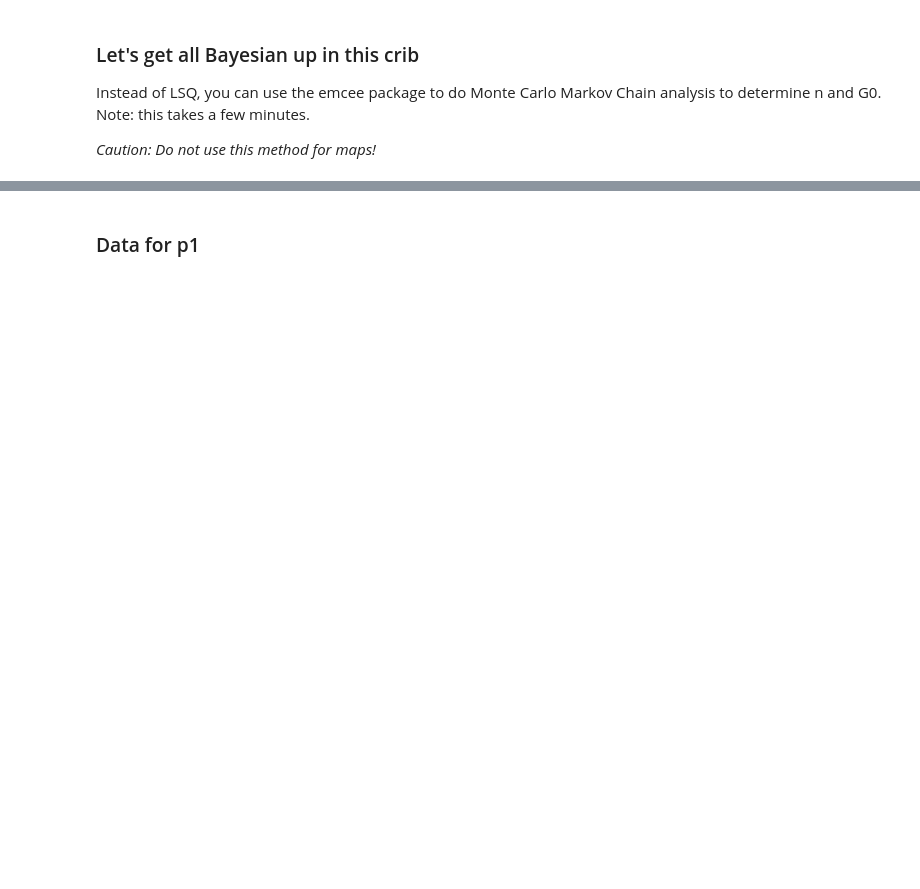
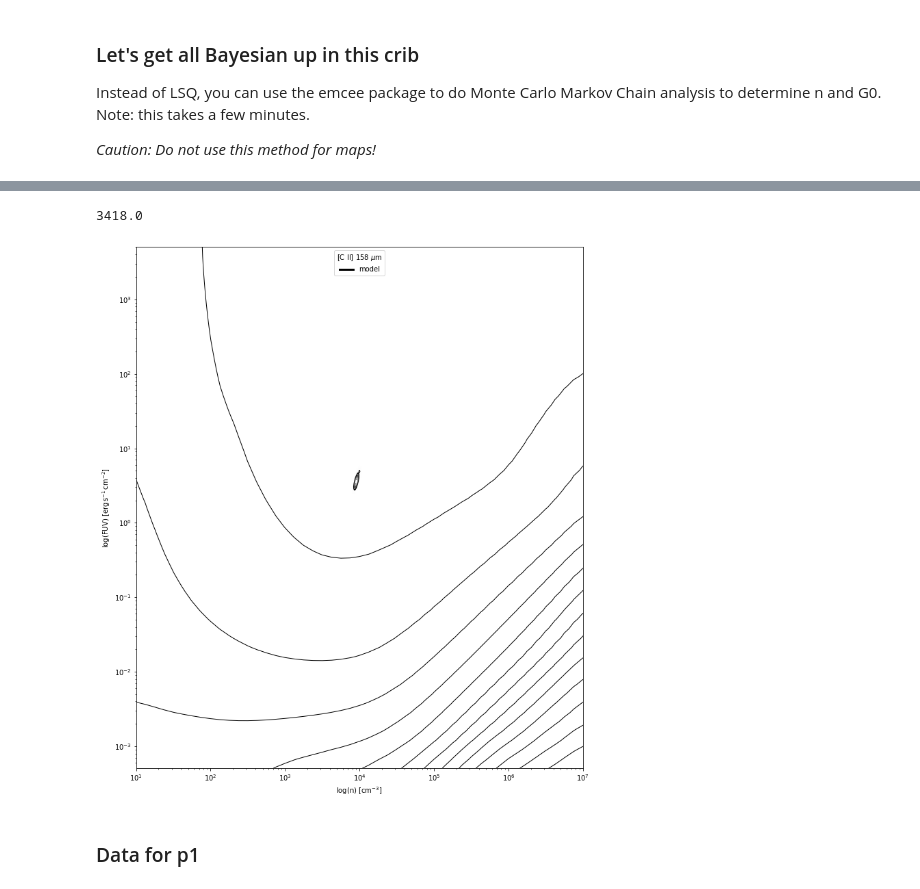
Before and after one commit to mpound/pdrtpy, a Jupyter notebook: rcw49.ipynb, the cells around one changed output, grey strips where cells are left out. Saved outputs shown, nothing was run; the diff lists cells and outputs as text; code cells hidden in the pictures; blank space fills up the shorter version.

```diff
--- a/rcw49.ipynb
+++ b/rcw49.ipynb
@@ -73,3 +234,23 @@ fig = corner.corner(res.flatchain, labels=res.var_names, truths=list(res.params.
+# %%
+from matplotlib.colors import LinearSegmentedColormap, colorConverter
+color="k"
+density_cmap = LinearSegmentedColormap.from_list(
+    "density_cmap", [color, (1, 1, 1, 0)]
+)
+
+# This color map is used to hide the points at the high density areas.
+white_cmap = LinearSegmentedColormap.from_list(
+    "white_cmap", [(1, 1, 1), (1, 1, 1)], N=2
+)
+# %%
+mp = ModelPlot(ms)
+mp.plot("CII_158",figsize=(10,15),image=False)#,xlim=[7800,10400],ylim=[2.4,5.8])
+qs=mp._axis[0].pcolor(X[:-1],Y[:-1],H.max() - H.T,cmap=density_cmap)
+qs=mp._axis[0].contour(X[:-1],Y[:-1],H.T,V,cmap='gray')#,aspect='equal
+np.max(H)
+# %% [output]
+3418.0
+[figure, added]
 # %% [markdown]
 ### Data for p1
 # %%
```
Also changed, not shown: parts of 30 cells of this notebook.
